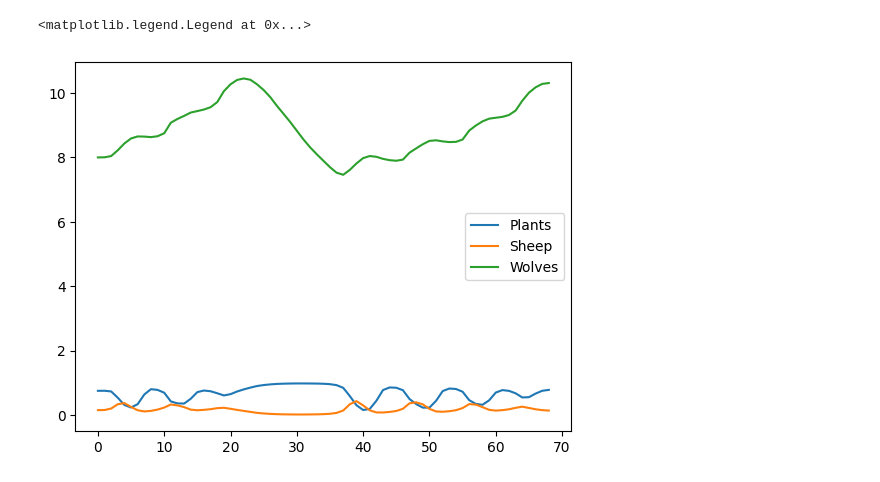
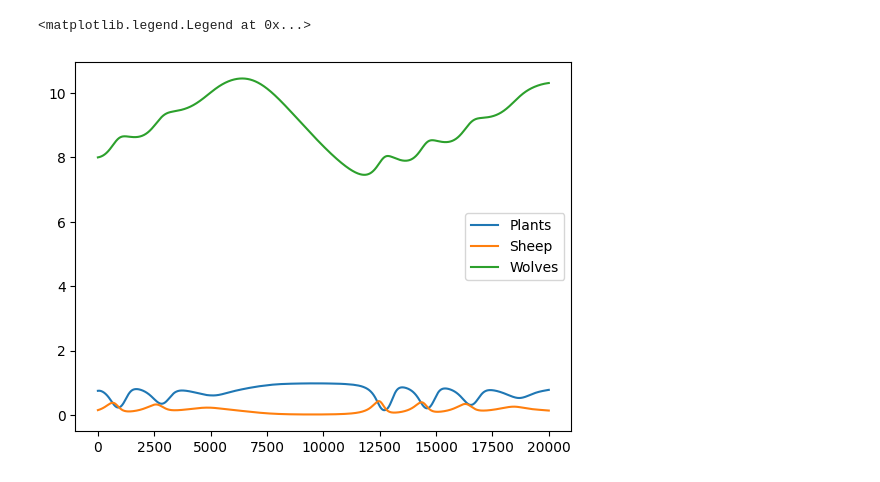
Before and after one commit to Averydx/CompBio, a Jupyter notebook: FoodChain.ipynb, the cells around one changed output. Drawn from its saved outputs; the diff is of its cells as text; code cells hidden in the pictures.

```diff
--- a/FoodChain.ipynb
+++ b/FoodChain.ipynb
@@ -17,12 +18,12 @@ def FC(t,y,par):
 
     return np.array([dX,dY,dZ])
 # %%
-sol = solve_ivp(fun=lambda t,y: FC(t,y,par),t_span=t_span,y0=y0)
+sol = solve_ivp(fun=lambda t,y: FC(t,y,par),t_span=t_span,y0=y0,t_eval=np.linspace(0,200,20000))
 
 labels = ['Plants','Sheep','Wolves']
 for i in range(3):
     plt.plot(sol.y[i,:],label = labels[i])
 plt.legend()
 # %% [output]
 <matplotlib.legend.Legend at 0x...>
-[figure, old version]
+[figure, new version]
```
Also changed, not shown: parts of 2 cells of this notebook, 4 other files.
